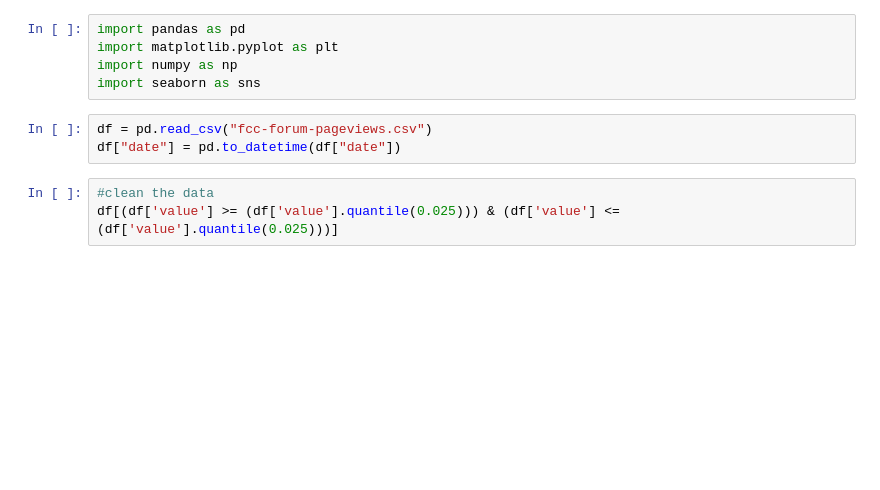
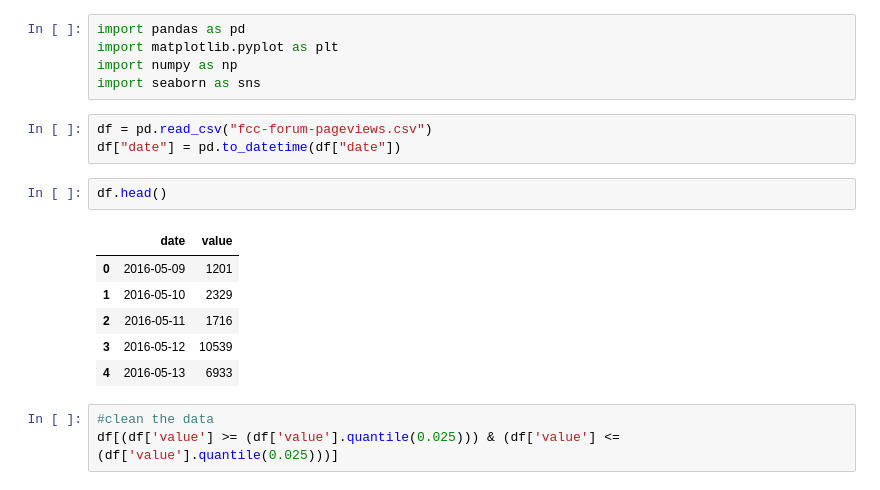
Before and after one commit to Beatrix-droid/Free-code-Camp-Data-Analysis-with-Python, a Jupyter notebook: time_jupiter.ipynb, the cells around one changed output. Cells and saved outputs as stored; diff of their text form; blank space fills up the shorter version.

```diff
--- a/time_jupiter.ipynb
+++ b/time_jupiter.ipynb
@@ -6,6 +6,15 @@ import seaborn as sns
 # %%
 df = pd.read_csv("fcc-forum-pageviews.csv")
 df["date"] = pd.to_datetime(df["date"])
+# %%
+df.head()
+# %% [output]
+|  | date | value |
+| 0 | 2016-05-09 | 1201 |
+| 1 | 2016-05-10 | 2329 |
+| 2 | 2016-05-11 | 1716 |
+| 3 | 2016-05-12 | 10539 |
+| 4 | 2016-05-13 | 6933 |
 # %%
 #clean the data
 df[(df['value'] >= (df['value'].quantile(0.025))) & (df['value'] <= (df['value'].quantile(0.025)))]
```
Also changed, not shown: parts of 5 cells of this notebook.
